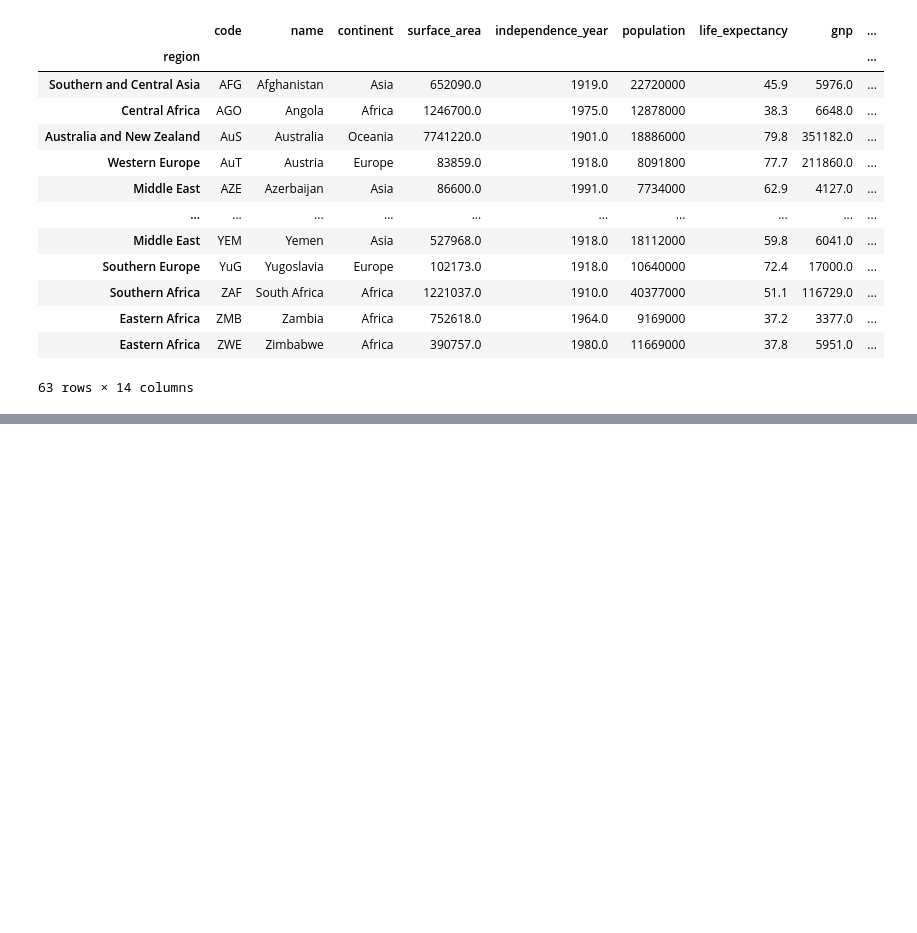
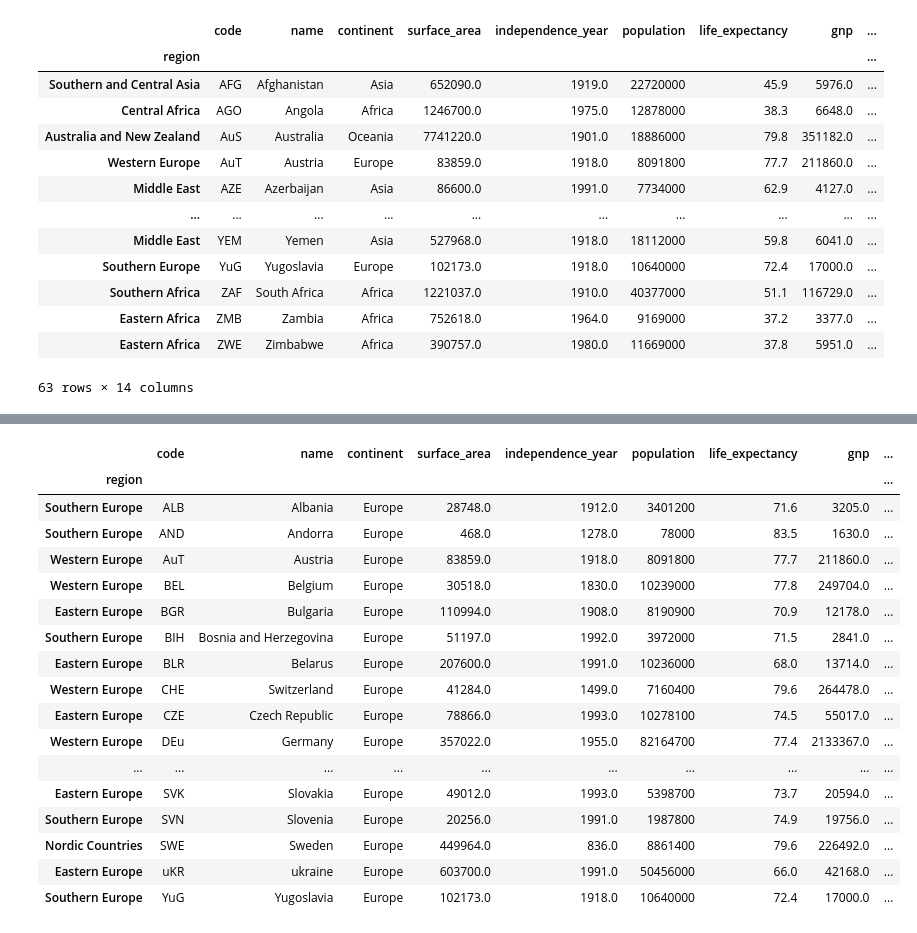
Before and after one commit to PabloGP10/Extracci-n-de-Datos, a Jupyter notebook: 1_Extracción_Datos1_1.ipynb, the cells around one changed output, grey strips where cells are left out. Drawn from its saved outputs; the diff is of its cells as text; code cells hidden in the pictures; blank space fills up the shorter version.

```diff
--- a/1_Extracción_Datos1_1.ipynb
+++ b/1_Extracción_Datos1_1.ipynb
@@ -327,0 +448,23 @@ filtro7
+# %%
+#Filtro Y
+filtro71=df[(df["life_expectancy"] > 65) & (df["continent"] == "Europe")]
+filtro71
+# %% [output]
+|  | code | name | continent | surface_area | independence_year | population | life_expectancy | gnp | ... |
+| region |  |  |  |  |  |  |  |  | ... |
+| Southern Europe | ALB | Albania | Europe | 28748.0 | 1912.0 | 3401200 | 71.6 | 3205.0 | ... |
+| Southern Europe | AND | Andorra | Europe | 468.0 | 1278.0 | 78000 | 83.5 | 1630.0 | ... |
+| Western Europe | AuT | Austria | Europe | 83859.0 | 1918.0 | 8091800 | 77.7 | 211860.0 | ... |
+| Western Europe | BEL | Belgium | Europe | 30518.0 | 1830.0 | 10239000 | 77.8 | 249704.0 | ... |
+| Eastern Europe | BGR | Bulgaria | Europe | 110994.0 | 1908.0 | 8190900 | 70.9 | 12178.0 | ... |
+| Southern Europe | BIH | Bosnia and Herzegovina | Europe | 51197.0 | 1992.0 | 3972000 | 71.5 | 2841.0 | ... |
+| Eastern Europe | BLR | Belarus | Europe | 207600.0 | 1991.0 | 10236000 | 68.0 | 13714.0 | ... |
+| Western Europe | CHE | Switzerland | Europe | 41284.0 | 1499.0 | 7160400 | 79.6 | 264478.0 | ... |
+| Eastern Europe | CZE | Czech Republic | Europe | 78866.0 | 1993.0 | 10278100 | 74.5 | 55017.0 | ... |
+| Western Europe | DEu | Germany | Europe | 357022.0 | 1955.0 | 82164700 | 77.4 | 2133367.0 | ... |
+| ... | ... | ... | ... | ... | ... | ... | ... | ... | ... |
+| Eastern Europe | SVK | Slovakia | Europe | 49012.0 | 1993.0 | 5398700 | 73.7 | 20594.0 | ... |
+| Southern Europe | SVN | Slovenia | Europe | 20256.0 | 1991.0 | 1987800 | 74.9 | 19756.0 | ... |
+| Nordic Countries | SWE | Sweden | Europe | 449964.0 | 836.0 | 8861400 | 79.6 | 226492.0 | ... |
+| Eastern Europe | uKR | ukraine | Europe | 603700.0 | 1991.0 | 50456000 | 66.0 | 42168.0 | ... |
+| Southern Europe | YuG | Yugoslavia | Europe | 102173.0 | 1918.0 | 10640000 | 72.4 | 17000.0 | ... |
```
Also changed, not shown: parts of 37 cells of this notebook.
